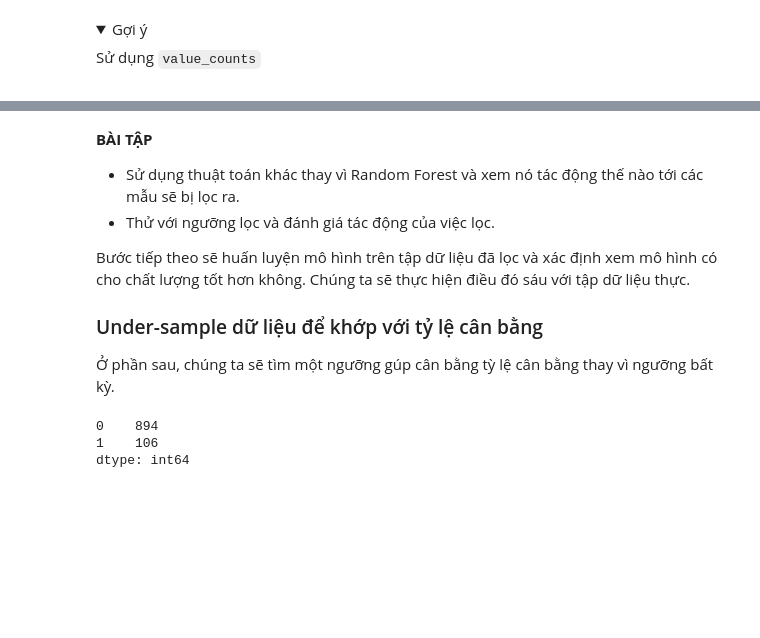
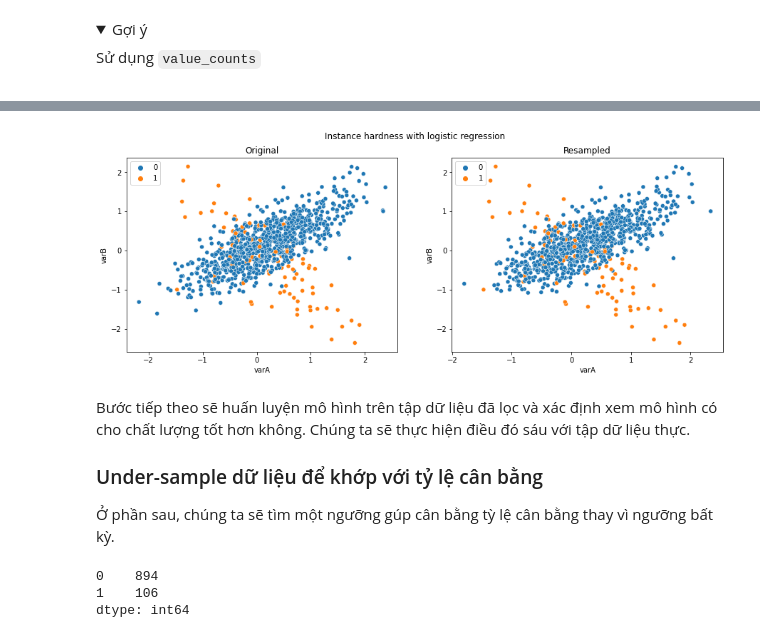
Before and after one commit to ngohongthai/ml-labs, a Jupyter notebook: classification/lab-13-undersampling/[VN]13_4 Ngưỡng Instance Hardness.ipynb, the cells around one changed output, grey strips where cells are left out. Saved outputs shown, nothing was run; the diff lists cells and outputs as text; code cells hidden in the pictures; folded sections open; blank space fills up the shorter version.

```diff
--- a/classification/lab-13-undersampling/[VN]13_4 Ngưỡng Instance Hardness.ipynb
+++ b/classification/lab-13-undersampling/[VN]13_4 Ngưỡng Instance Hardness.ipynb
@@ -295,8 +337,10 @@ plt.show()
+# %%
+from utils import compare_distributions
+
+compare_distributions(X, y, X_resampled_llr, y_resampled_llr, 'varA', 'varB', 'Instance hardness with logistic regression')
+# %% [output]
+[figure, added]
 # %% [markdown]
-**BÀI TẬP**
-
-- Sử dụng thuật toán khác thay vì Random Forest và xem nó tác động thế nào tới các mẫu sẽ bị lọc ra.
-- Thử với ngưỡng lọc và đánh giá tác động của việc lọc.
 
  Bước tiếp theo sẽ huấn luyện mô hình trên tập dữ liệu đã lọc và xác định xem mô hình có cho chất lượng tốt hơn không. Chúng ta sẽ thực hiện điều đó sáu với tập dữ liệu thực.
 
```
Also changed, not shown: parts of 29 cells of this notebook, 2 other files.
